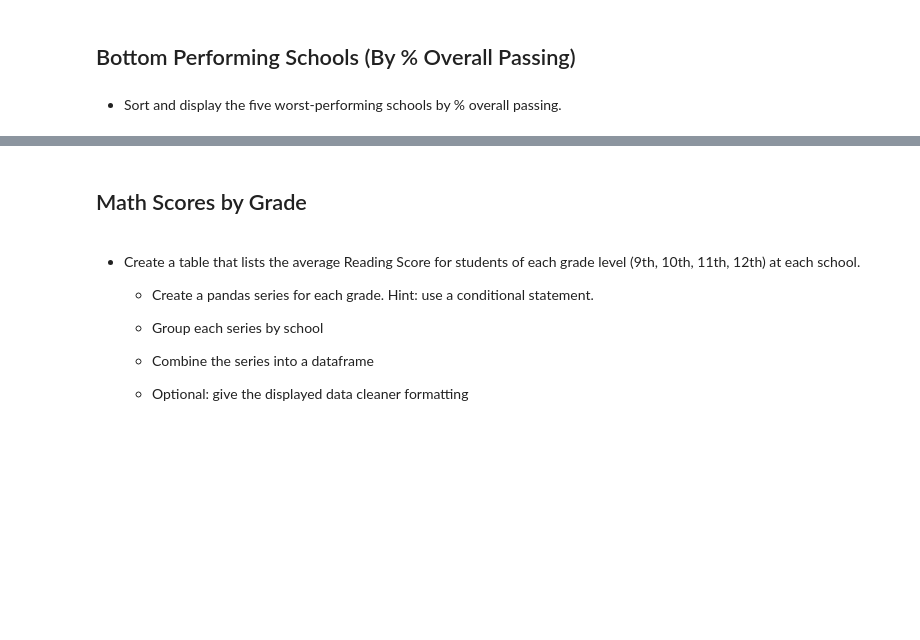
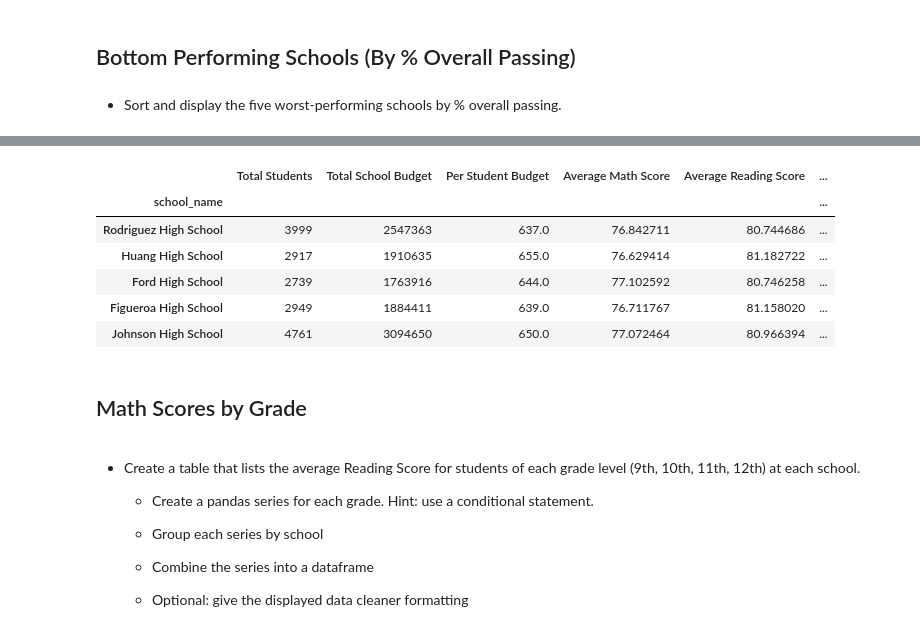
Before and after one commit to pfeliciano1/Pandas-challenge, a Jupyter notebook: PyCitySchools/PyCitySchools_starter.ipynb, the cells around one changed output, grey strips where cells are left out. Cells and saved outputs as stored; diff of their text form; code cells hidden in the pictures; blank space fills up the shorter version.

```diff
--- a/PyCitySchools/PyCitySchools_starter.ipynb
+++ b/PyCitySchools/PyCitySchools_starter.ipynb
@@ -366,3 +398,15 @@ school_summary_df
+# %%
+bottom_schools = school_summary.sort_values(
+    ["% Overall Passing"], ascending=True)
+bottom_schools.head()
+# %% [output]
+|  | Total Students | Total School Budget | Per Student Budget | Average Math Score | Average Reading Score | ... |
+| school_name |  |  |  |  |  | ... |
+| Rodriguez High School | 3999 | 2547363 | 637.0 | 76.842711 | 80.744686 | ... |
+| Huang High School | 2917 | 1910635 | 655.0 | 76.629414 | 81.182722 | ... |
+| Ford High School | 2739 | 1763916 | 644.0 | 77.102592 | 80.746258 | ... |
+| Figueroa High School | 2949 | 1884411 | 639.0 | 76.711767 | 81.158020 | ... |
+| Johnson High School | 4761 | 3094650 | 650.0 | 77.072464 | 80.966394 | ... |
 # %% [markdown]
 ## Math Scores by Grade
 # %% [markdown]
```
Also changed, not shown: parts of 11 cells of this notebook.
